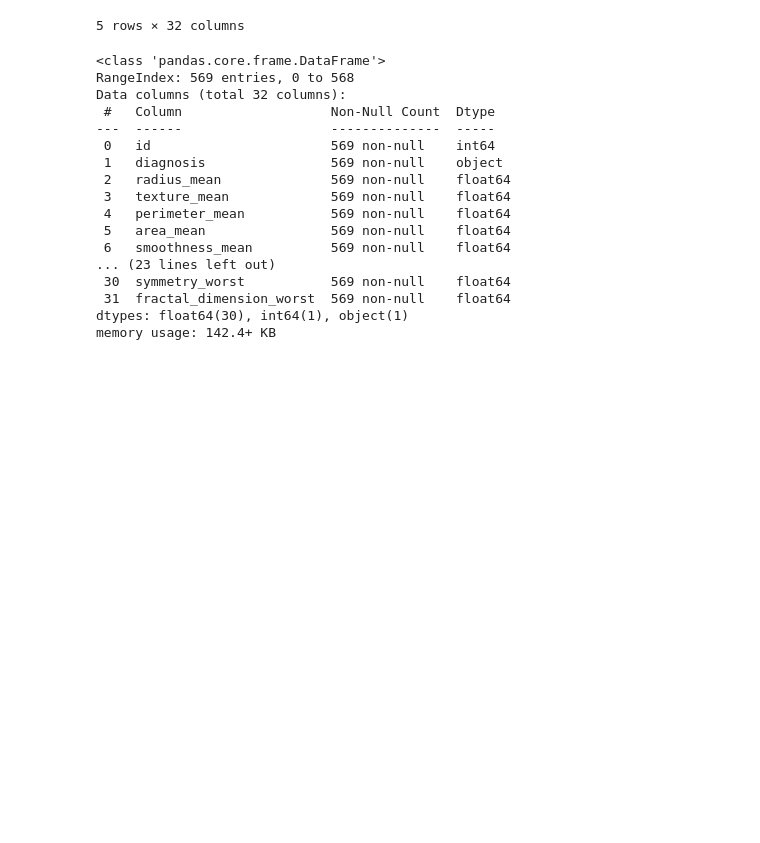
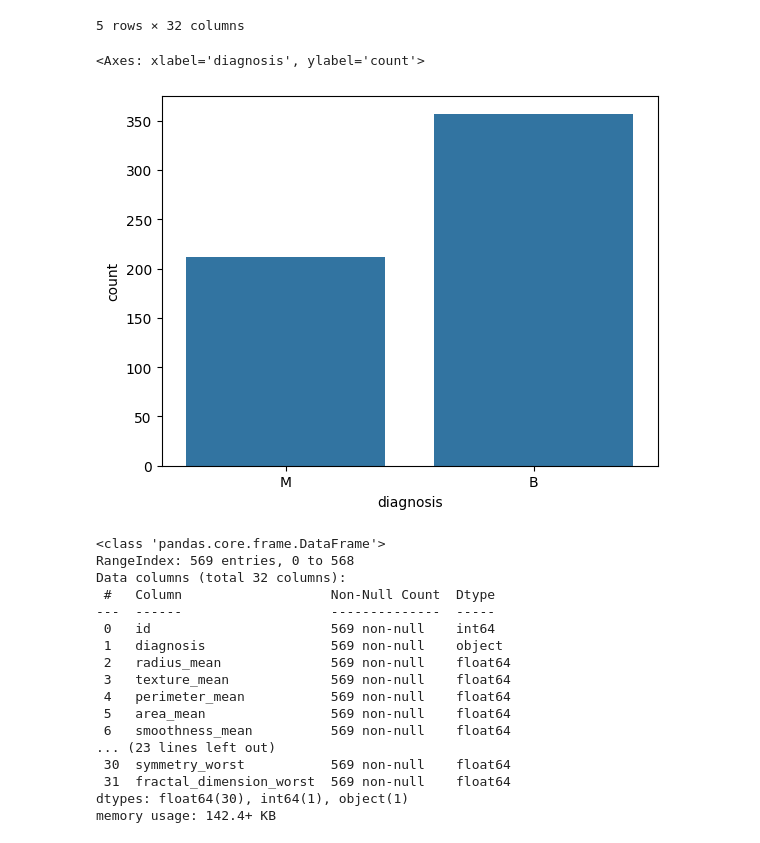
Before and after one commit to sonoAESS/Estudio-Inteligencia-Artificial, a Jupyter notebook: Machine Learning Escuela/Cuadernos Profesores/Inteligencia_Artificial_TCP.ipynb, the cells around one changed output. Drawn from its saved outputs; the diff is of its cells as text; code cells hidden in the pictures; blank space fills up the shorter version.

```diff
--- a/Machine Learning Escuela/Cuadernos Profesores/Inteligencia_Artificial_TCP.ipynb
+++ b/Machine Learning Escuela/Cuadernos Profesores/Inteligencia_Artificial_TCP.ipynb
@@ -163,6 +158,11 @@ df1.head()
 | 3 | 84348301 | M | 11.42 | 20.38 | 77.58 | 386.1 | 0.14250 | ... |
 | 4 | 84358402 | M | 20.29 | 14.34 | 135.10 | 1297.0 | 0.10030 | ... |
 5 rows × 32 columns
+# %%
+sns.countplot(x=df1['diagnosis'])
+# %% [output]
+<Axes: xlabel='diagnosis', ylabel='count'>
+[figure, added]
 # %%
 df1.info()
 # %% [output]
```
Also changed, not shown: parts of 2 cells of this notebook, 26 other files.
